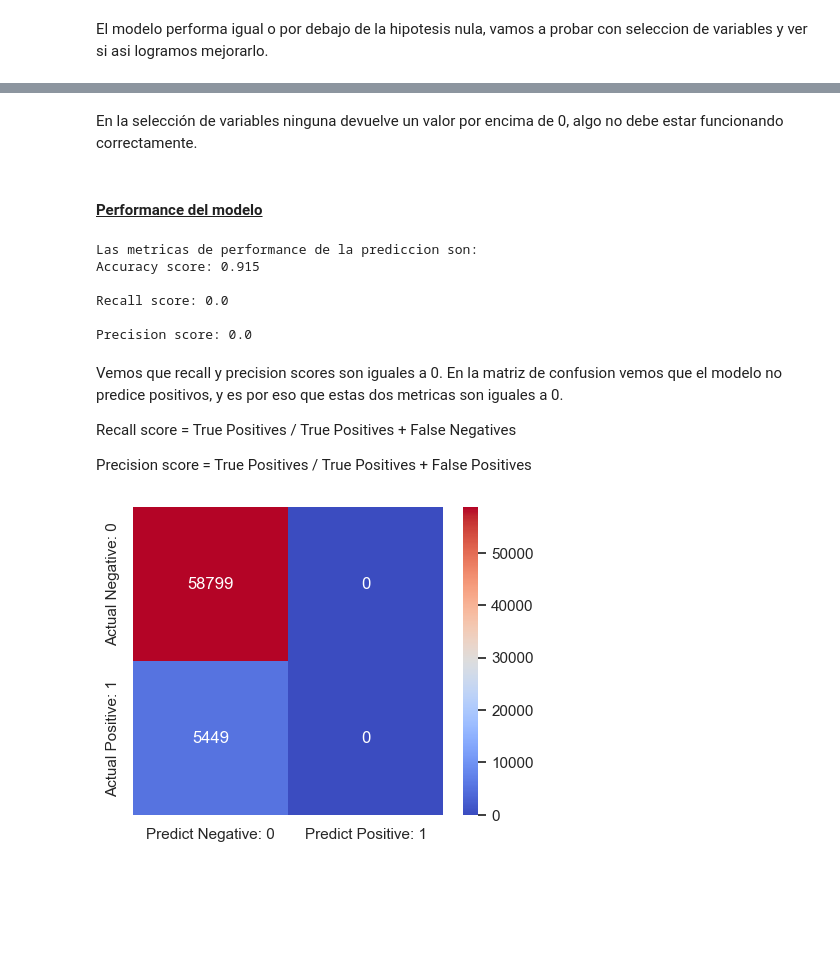
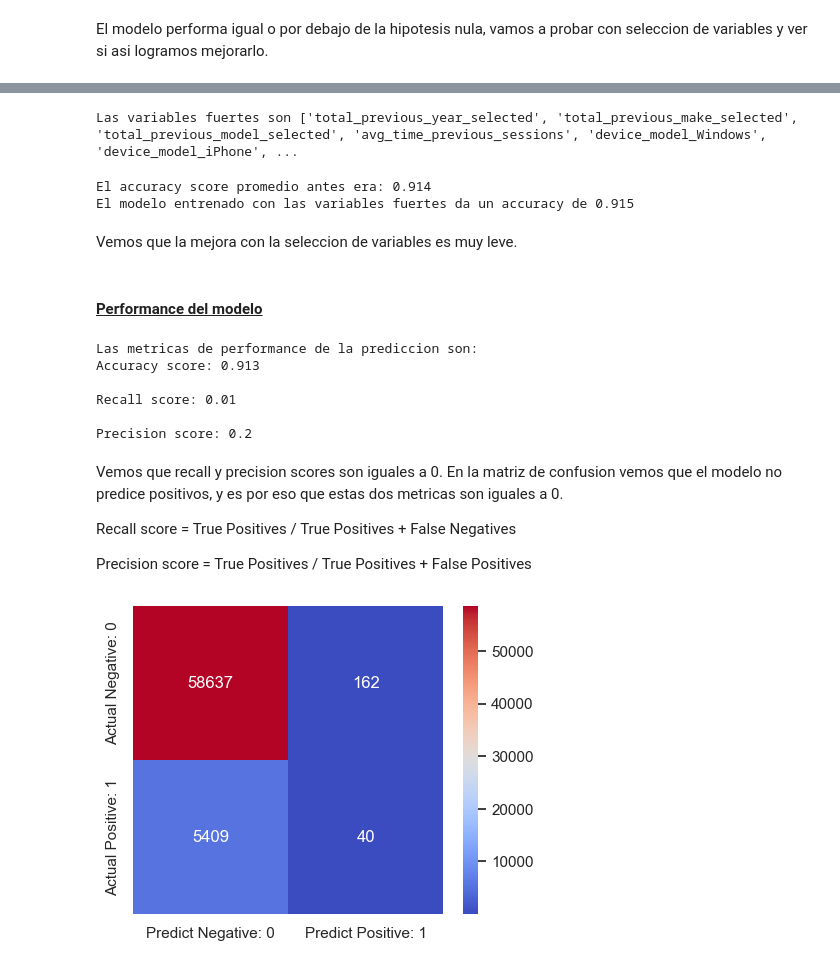
Before and after one commit to adilelle1/navegacion_web_poo, a Jupyter notebook: navegacion_web.ipynb, the cells around one changed output, grey strips where cells are left out. Drawn from its saved outputs; the diff is of its cells as text; code cells hidden in the pictures; blank space fills up the shorter version.

```diff
--- a/navegacion_web.ipynb
+++ b/navegacion_web.ipynb
@@ -753,4 +753,5 @@ data.city.isnull().sum()
 - `city` --> uso region
 # %%
 # saco las columnas que no son utiles para el modelado
-data.drop(columns=['min_session_time','user_id','device_id','session_id','date_short','min_total_sessions_prev','all_total_sessions_prev', 'total_previous_sessions','stock_id','date','user_with_reserve', 'city'], inplace=True)
+data.drop(columns=['min_session_time','user_id','device_id','session_id','date_short','min_total_sessions_prev','all_total_sessions_prev', 'total_previous_sessions','stock_id','date','user_with_reserve', 'city', 'session_hour_of_day', 'session_day_of_month', 'session_month', 'session_week_of_month'], inplace=True)
+#data.drop(columns=['min_session_time','user_id','device_id','session_id','date_short','min_total_sessions_prev','all_total_sessions_prev', 'total_previous_sessions','stock_id','date','user_with_reserve', 'city'], inplace=True)
@@ -1005,10 +976,6 @@ data[['total_sessions_prev']].plot.hist(bins=10)
 [figure]
 # %%
 # aplicamos robust scaler para tratar los outliers
-from sklearn.preprocessing import RobustScaler
-
-escalador_robusto = RobustScaler()
-
 data[['total_sessions_prev']] = escalador_robusto.fit_transform(data[['total_sessions_prev']])
 data[['total_sessions_prev']].describe()
 # %% [output]
@@ -1065,11 +1032,7 @@ sns.boxplot(data = data, x = 'time_on_screen_prev', ax=ax[1]);
 [figure]
 # %%
 # aplicamos robust scaler para tratar los outliers
-from sklearn.preprocessing import RobustScaler
-
-escalador = RobustScaler()
-
-data[['time_on_screen_prev']] = escalador.fit_transform(data[['time_on_screen_prev']])
+data[['time_on_screen_prev']] = escalador_robusto.fit_transform(data[['time_on_screen_prev']])
 data[['time_on_screen_prev']].describe()
 # %% [output]
 |  | time_on_screen_prev |
@@ -1231,23 +1225,42 @@ Despues de la permutacion de variables, asi decrece el score en terminos de vari
-# %% [markdown]
-En la selección de variables ninguna devuelve un valor por encima de 0, algo no debe estar funcionando correctamente.
+# %%
+# Agrego un umbral para quitar las variables que no tienen peso sobre el modelo
+umbral = 0
+weak_features = importance_df[importance_df.feature_importance <= umbral]["feature"].values
+
+X_strong_features = data.drop(columns=list(weak_features) + ["reserved"])
+
+print(f'Las variables fuertes son {list(X_strong_features.columns)}')
+# %% [output]
+Las variables fuertes son ['total_previous_year_selected', 'total_previous_make_selected', 'total_previous_model_selected', 'avg_time_previous_sessions', 'device_model_Windows', 'device_model_iPhone', ...
+# %%
+scores = cross_val_score(logistic_regression, X_strong_features, y, cv=5)
+strong_model_score = scores.mean()
+
+print(f'El accuracy score promedio antes era: {base_model_score.round(3)}')
+
+print(f"El modelo entrenado con las variables fuertes da un accuracy de {strong_model_score.round(3)}")
+# %% [output]
+El accuracy score promedio antes era: 0.914
+El modelo entrenado con las variables fuertes da un accuracy de 0.915
+# %% [markdown]
+Vemos que la mejora con la seleccion de variables es muy leve.
 # %%
-# Hacemos predicciones con el modelo entrenado
-y_test_pred = logistic_regression.predict(X_test)
+# Hacemos predicciones con el modelo entrenado para comprobar que en el set de testeo el modelo prediga igual
+y_pred = logistic_regression.predict(X_test)
 # %% [markdown]
 #### <u>**Performance del modelo**<u/>
 # %%
-from sklearn.metrics import accuracy_score, recall_score, precision_score, confusion_matrix
 print('Las metricas de performance de la prediccion son:')
-print(f'Accuracy score: {accuracy_score(y_test, y_test_pred).round(3)}\n')
-print(f'Recall score: {recall_score(y_test, y_test_pred).round(2)}\n')
-print(f'Precision score: {precision_score(y_test, y_test_pred).round(2)}\n')
+print(f'Accuracy score: {accuracy_score(y_test, y_pred).round(3)}\n')
+print(f'Recall score: {recall_score(y_test, y_pred).round(2)}\n')
+print(f'Precision score: {precision_score(y_test, y_pred).round(2)}\n')
 # %% [output]
 Las metricas de performance de la prediccion son:
-Accuracy score: 0.915
+Accuracy score: 0.913
 
-Recall score: 0.0
+Recall score: 0.01
 
-Precision score: 0.0
+Precision score: 0.2
 # %% [markdown]
 Vemos que recall y precision scores son iguales a 0.
 En la matriz de confusion vemos que el modelo no predice positivos, y es por eso que estas dos metricas son iguales a 0.
@@ -1257,11 +1270,11 @@ Recall score = True Positives / True Positives + False Negatives
 Precision score = True Positives / True Positives + False Positives
 # %%
 # Graficamos la matriz de confusion
-confmat_lru = confusion_matrix(y_test, y_test_pred)
+confmat_lru = confusion_matrix(y_test, y_pred)
 confmat_df_lru= pd.DataFrame(data=confmat_lru,
                            index=['Actual Negative: 0', 'Actual Positive: 1'],
                            columns=['Predict Negative: 0', 'Predict Positive: 1'])
 
 sns.heatmap(confmat_df_lru, annot=True, fmt='d', cmap='coolwarm');
 # %% [output]
-[figure, old version]
+[figure, new version]
```
Also changed, not shown: parts of 58 cells of this notebook, 1 other file.
